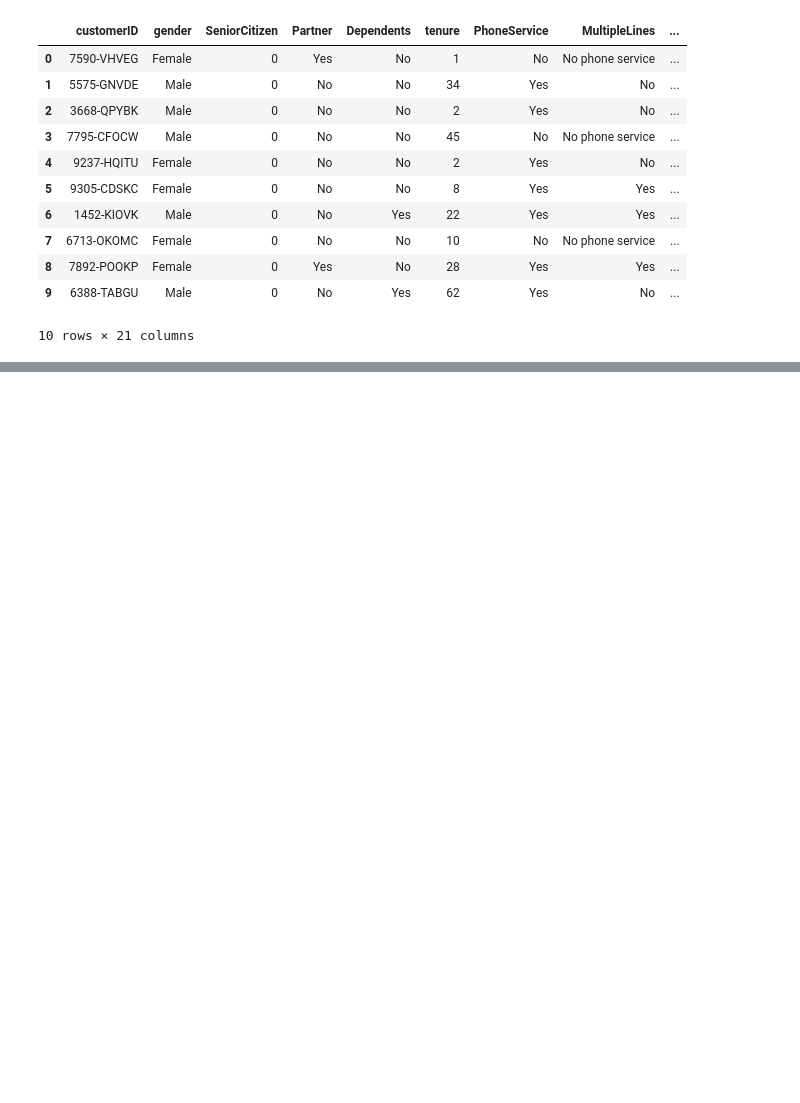
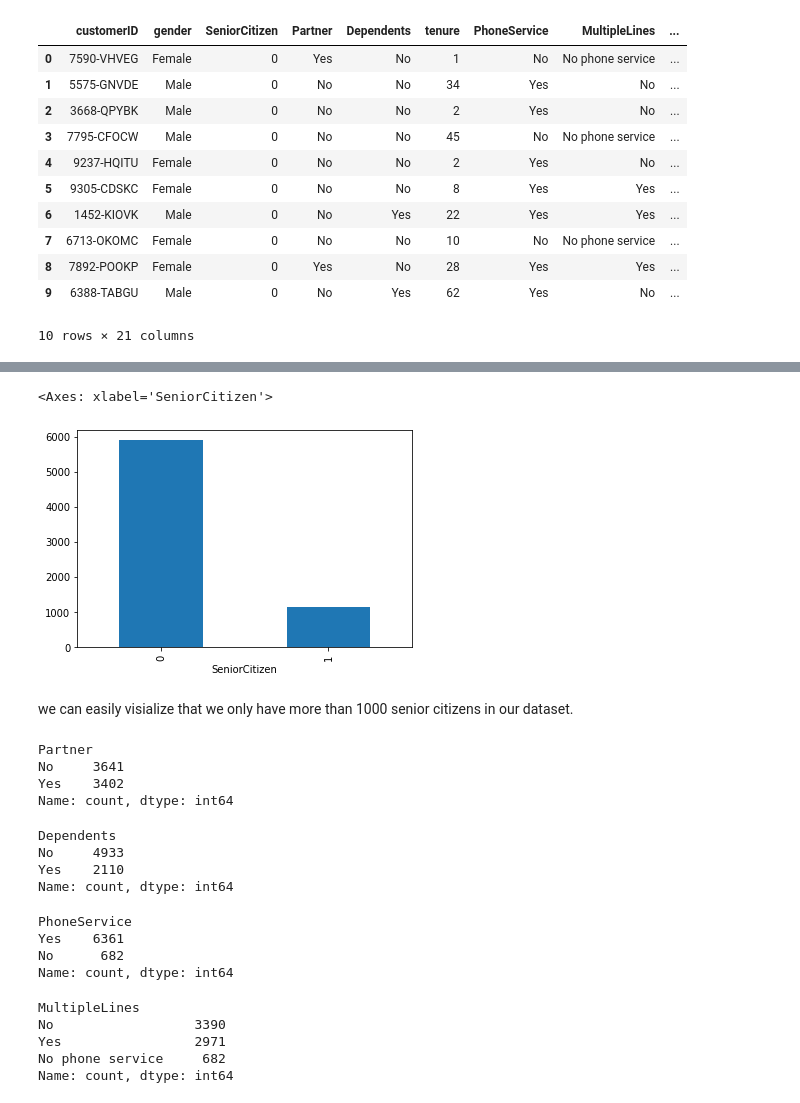
Before and after one commit to niteshpantha/customer_churn, a Jupyter notebook: customer-churn.ipynb, the cells around one changed output, grey strips where cells are left out. Saved outputs shown, nothing was run; the diff lists cells and outputs as text; code cells hidden in the pictures; blank space fills up the shorter version.

```diff
--- a/customer-churn.ipynb
+++ b/customer-churn.ipynb
@@ -20,0 +328,36 @@ df[:10]
+# %%
+df['SeniorCitizen'].value_counts().plot(kind="bar")
+# %% [output]
+<Axes: xlabel='SeniorCitizen'>
+[figure, added]
+# %% [markdown]
+we can easily visialize that we only have more than 1000 senior citizens in our dataset.
+# %%
+df['Partner'].value_counts()
+# %% [output]
+Partner
+No     3641
+Yes    3402
+Name: count, dtype: int64
+# %%
+df["Dependents"].value_counts()
+# %% [output]
+Dependents
+No     4933
+Yes    2110
+Name: count, dtype: int64
+# %%
+df['PhoneService'].value_counts()
+# %% [output]
+PhoneService
+Yes    6361
+No      682
+Name: count, dtype: int64
+# %%
+df['MultipleLines'].value_counts()
+# %% [output]
+MultipleLines
+No                  3390
+Yes                 2971
+No phone service     682
+Name: count, dtype: int64
```
Also changed, not shown: parts of 58 cells of this notebook.
